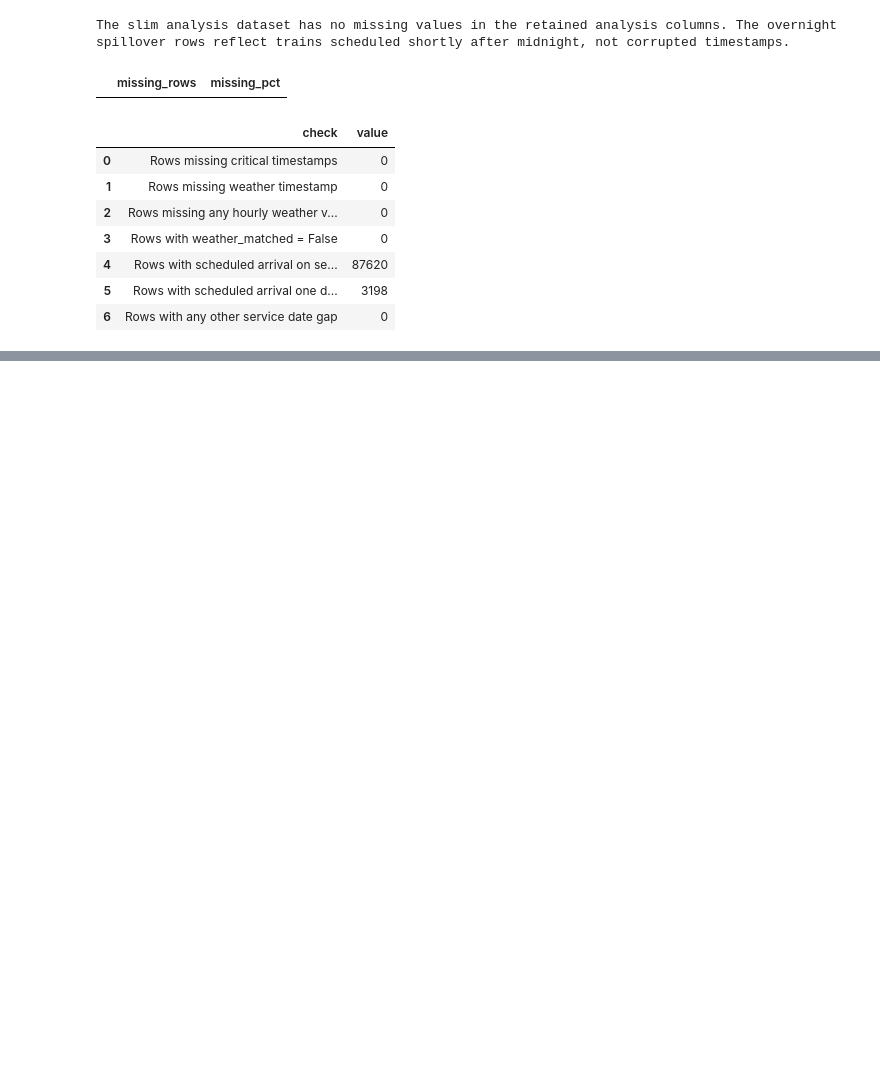
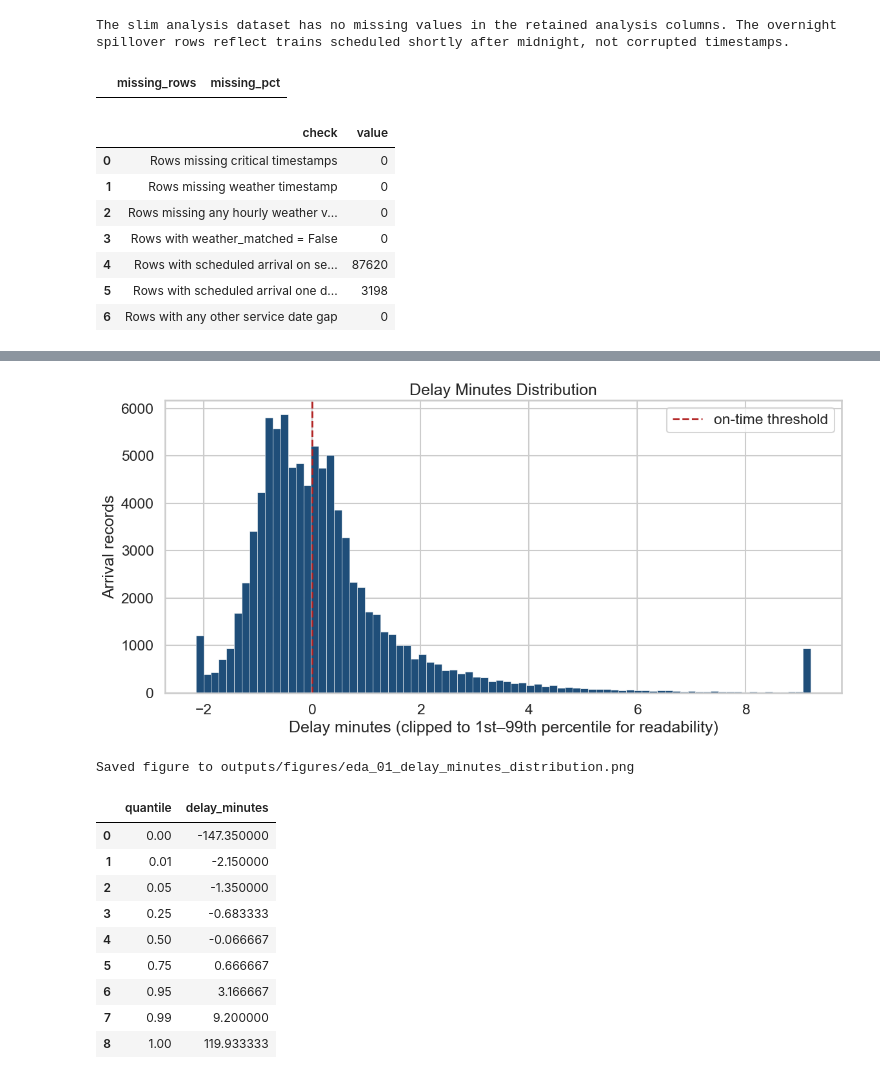
Before and after one commit to berenaydogan/DSA210-Project, a Jupyter notebook: notebooks/eda.ipynb, the cells around one changed output, grey strips where cells are left out. Drawn from its saved outputs; the diff is of its cells as text; code cells hidden in the pictures; blank space fills up the shorter version.

Commit message:
feat: add distribution plot for delay in minutes

```diff
--- a/notebooks/eda.ipynb
+++ b/notebooks/eda.ipynb
@@ -209,0 +269,37 @@ The slim analysis dataset has no missing values in the retained analysis columns
+# %%
+# Use extreme, tail, quartile, and median cut points to summarize both punctual arrivals and large delay outliers.
+delay_quantiles = df["delay_minutes"].quantile([0, 0.01, 0.05, 0.25, 0.50, 0.75, 0.95, 0.99, 1.0])
+delay_quantiles_df = delay_quantiles.rename_axis("quantile").reset_index(name="delay_minutes")
+
+lower_clip = delay_quantiles.loc[0.01]
+upper_clip = delay_quantiles.loc[0.99]
+plot_values = df["delay_minutes"].clip(lower=lower_clip, upper=upper_clip)
+
+fig, ax = plt.subplots(figsize=(12, 6))
+ax.hist(plot_values, bins=80, color="#1f4e79", edgecolor="white", linewidth=0.4)
+ax.axvline(0, color="#b22222", linestyle="--", linewidth=2, label="on-time threshold")
+ax.set_title("Delay Minutes Distribution")
+ax.set_xlabel("Delay minutes (clipped to 1st–99th percentile for readability)")
+ax.set_ylabel("Arrival records")
+ax.legend()
+fig.tight_layout()
+
+delay_plot_path = FIGURES_DIR / "eda_01_delay_minutes_distribution.png"
+fig.savefig(delay_plot_path, dpi=200, bbox_inches="tight")
+plt.show()
+
+print(f"Saved figure to {delay_plot_path.relative_to(ROOT)}")
+display(delay_quantiles_df)
+# %% [output]
+[figure, added]
+Saved figure to outputs/figures/eda_01_delay_minutes_distribution.png
+|  | quantile | delay_minutes |
+| 0 | 0.00 | -147.350000 |
+| 1 | 0.01 | -2.150000 |
+| 2 | 0.05 | -1.350000 |
+| 3 | 0.25 | -0.683333 |
+| 4 | 0.50 | -0.066667 |
+| 5 | 0.75 | 0.666667 |
+| 6 | 0.95 | 3.166667 |
+| 7 | 0.99 | 9.200000 |
+| 8 | 1.00 | 119.933333 |
```
Also changed, not shown: parts of 3 cells of this notebook, 1 other file.
